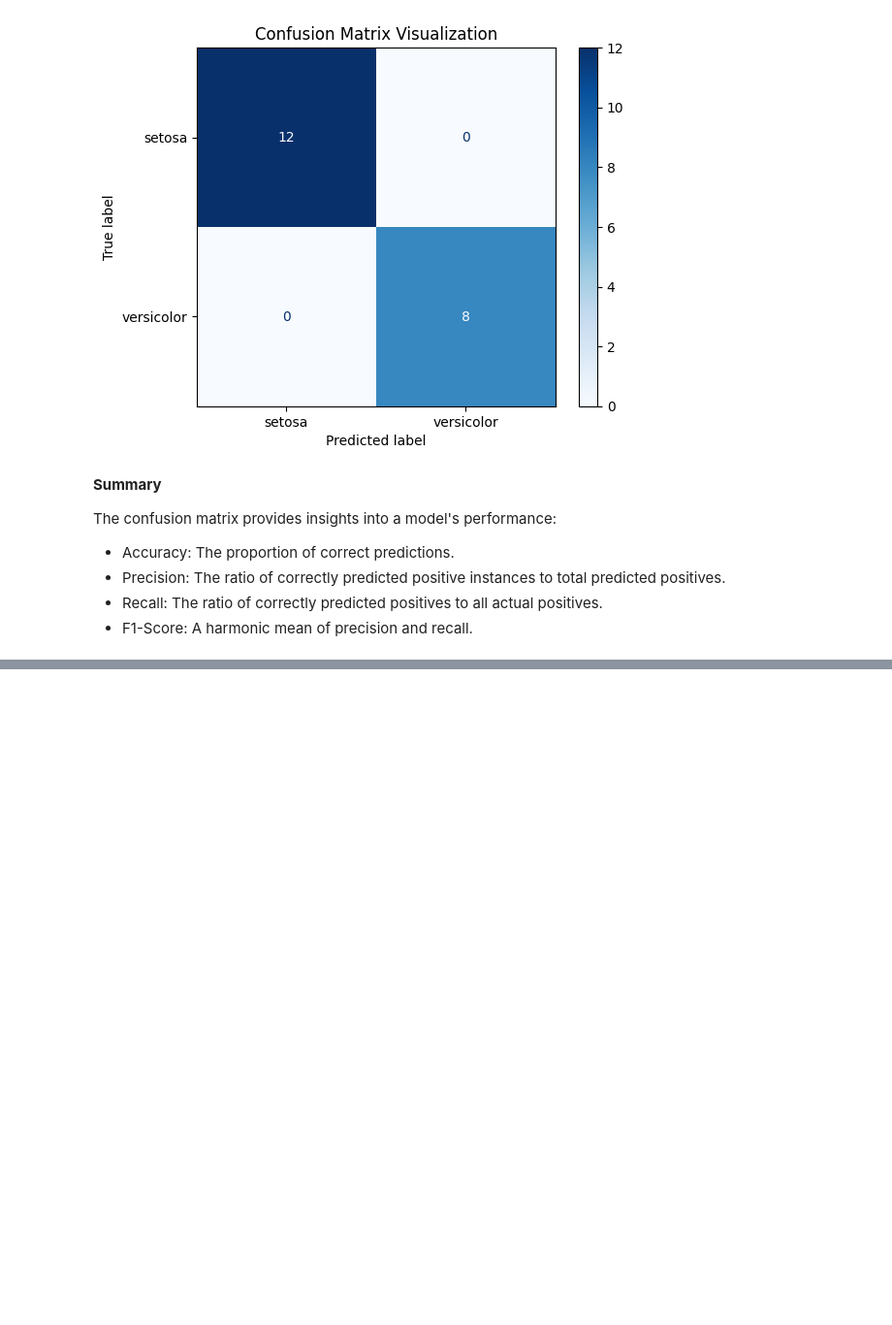
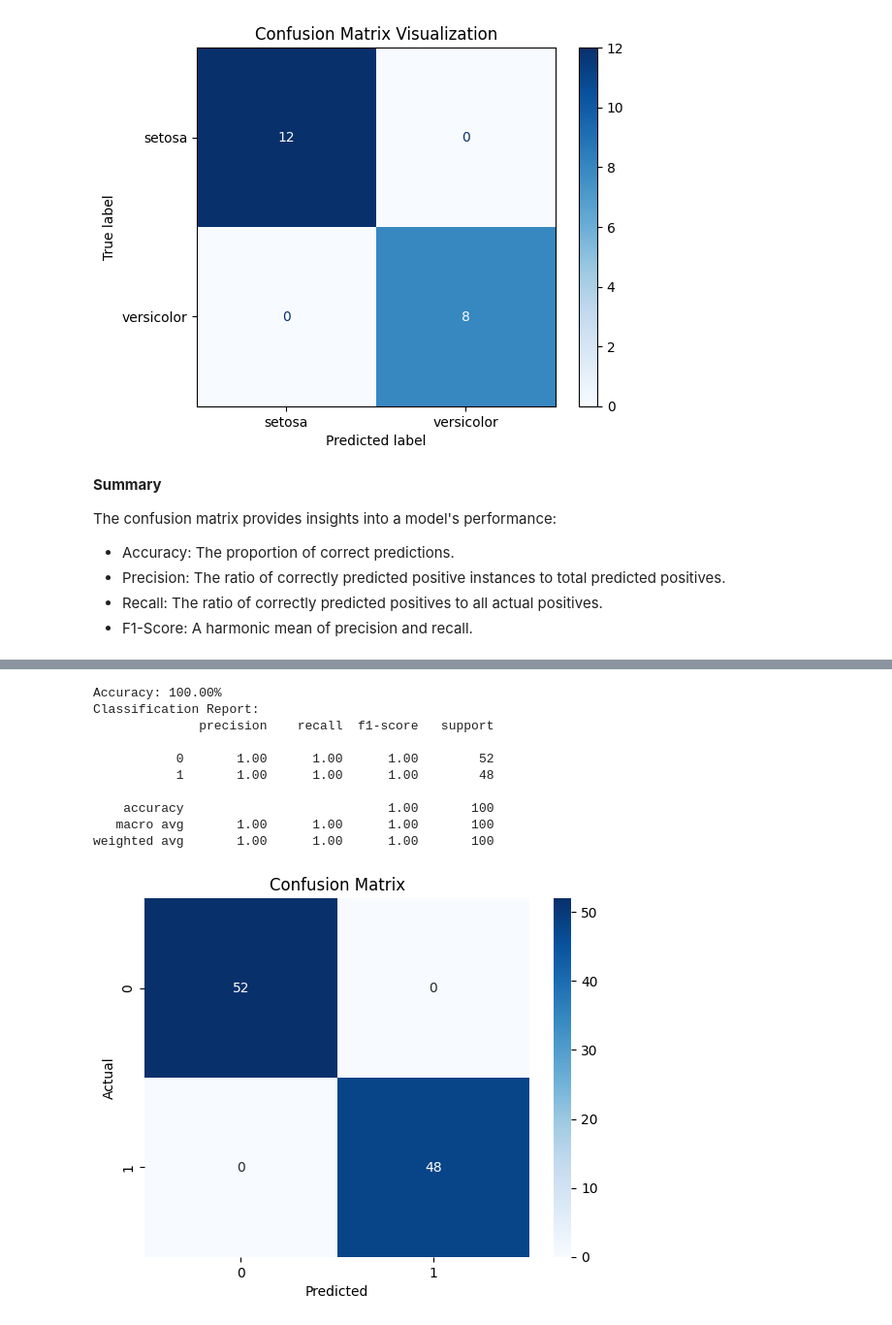
Before and after one commit to shivannadm/Data_Science_path, a Jupyter notebook: Lab_Exercise_05_Data_Science.ipynb, the cells around one changed output, grey strips where cells are left out. Shown at 97% size. Drawn from its saved outputs; the diff is of its cells as text; code cells hidden in the pictures; blank space fills up the shorter version.

```diff
--- a/Lab_Exercise_05_Data_Science.ipynb
+++ b/Lab_Exercise_05_Data_Science.ipynb
@@ -655,0 +718,32 @@ The confusion matrix provides insights into a model's performance:
+# %%
+# Step 5: Evaluate the Model
+# Make predictions
+y_pred = svm_model.predict(X_test)
+
+# Evaluate the model
+accuracy = accuracy_score(y_test, y_pred)
+print(f"Accuracy: {accuracy * 100:.2f}%")
+
+# Classification Report
+print("Classification Report:")
+print(classification_report(y_test, y_pred))
+
+# Confusion Matrix
+cm = confusion_matrix(y_test, y_pred)
+sns.heatmap(cm, annot=True, fmt='d', cmap='Blues')
+plt.xlabel('Predicted')
+plt.ylabel('Actual')
+plt.title('Confusion Matrix')
+plt.show()
+# %% [output]
+Accuracy: 100.00%
+Classification Report:
+              precision    recall  f1-score   support
+
+           0       1.00      1.00      1.00        52
+           1       1.00      1.00      1.00        48
+
+    accuracy                           1.00       100
+   macro avg       1.00      1.00      1.00       100
+weighted avg       1.00      1.00      1.00       100
+[figure, added]
```
Also changed, not shown: parts of 9 cells of this notebook.
